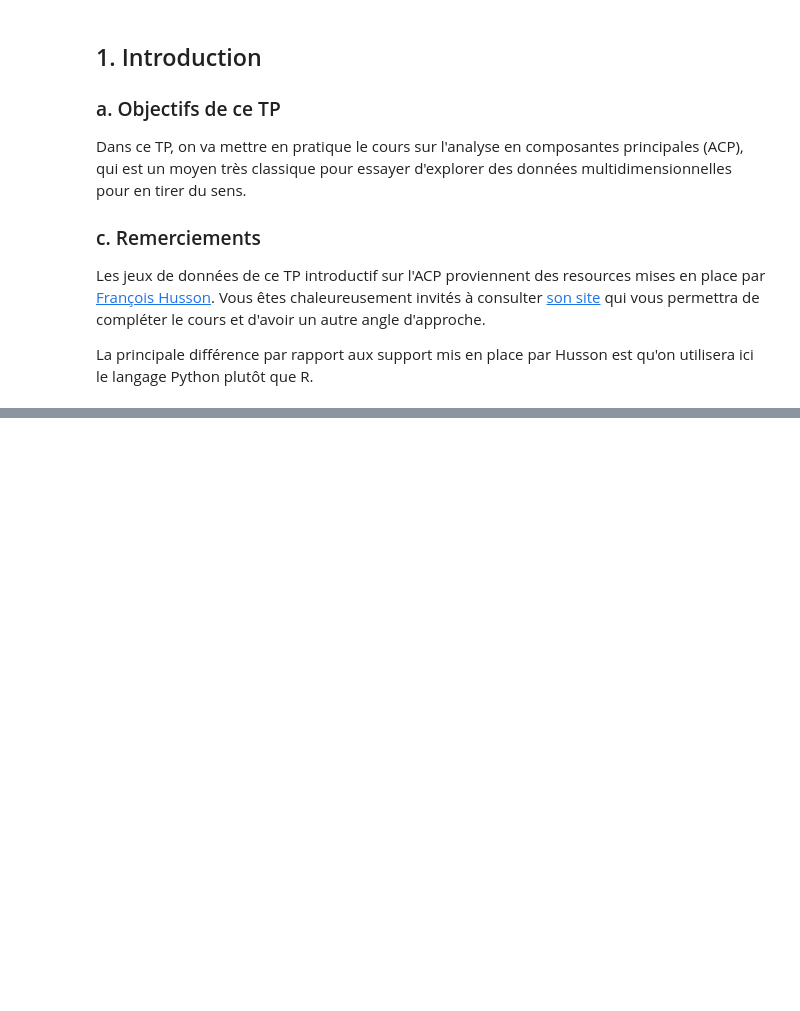
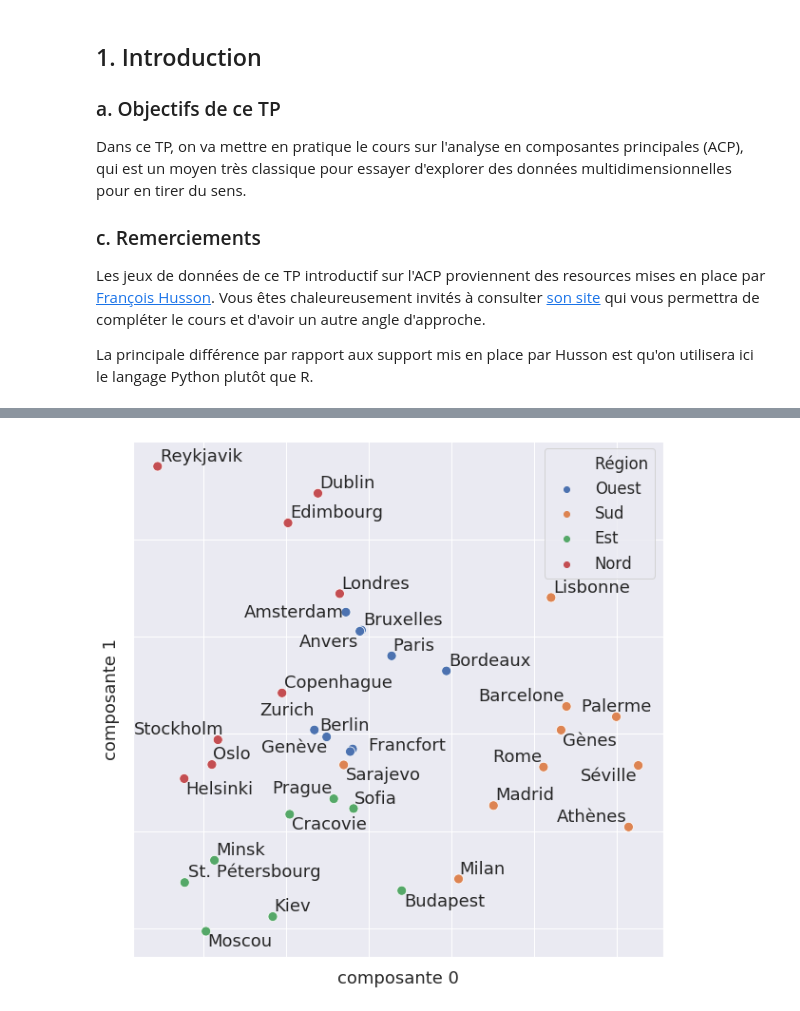
Before and after one commit to mordor-ai/multidim, a Jupyter notebook: colabs/2_Utilisation_ACP.ipynb, the cells around one changed output, grey strips where cells are left out. Cells and saved outputs as stored; diff of their text form; code cells hidden in the pictures; blank space fills up the shorter version.

```diff
--- a/colabs/2_Utilisation_ACP.ipynb
+++ b/colabs/2_Utilisation_ACP.ipynb
@@ -160,0 +263,27 @@ data
+# %%
+# Réalisons un affichage de nuage de points, où chaque donnée (ville) va apparaître
+g = sns.scatterplot(x='composante 0',
+                    y='composante 1',
+                    data=data_pca,
+                    hue='Région',
+                    s=100)
+
+# supprimons les indications sur les axes
+plt.gca().set_yticklabels([])
+plt.gca().set_xticklabels([])
+
+# agrandissons la figure
+plt.gcf().set_size_inches(10,10)
+
+# gca() permet de récupérer les axes en cours
+ax = plt.gca()
+
+texts = []
+# pour chaque ville, rajoutons simplement son nom à ses coordonnées
+for i, (text_x,text_y) in enumerate(data_pca.iloc[:,:2].to_numpy()):
+  texts.append(ax.annotate(data_pca.index[i], (text_x,text_y)))
+
+# maintenant, appelons la fonction magique qu'on vient d'installer
+adjust_text(texts);
+# %% [output]
+[figure, added]
```
Also changed, not shown: parts of 25 cells of this notebook.
